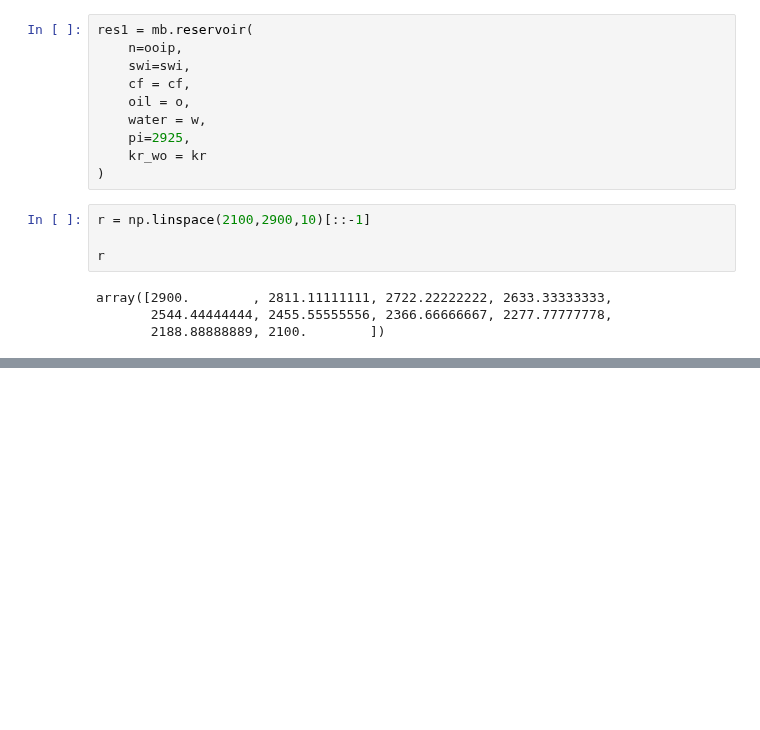
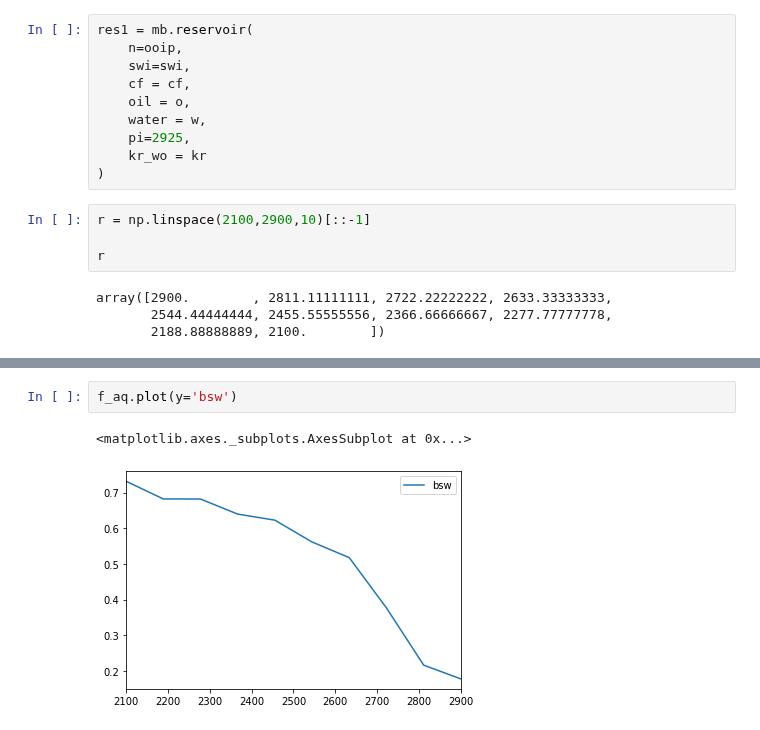
Before and after one commit to scuervo91/reservoirpy, a Jupyter notebook: examples/material_balance/1-basics_mbe.ipynb, the cells around one changed output, grey strips where cells are left out. Cells and saved outputs as stored; diff of their text form; blank space fills up the shorter version.

```diff
--- a/examples/material_balance/1-basics_mbe.ipynb
+++ b/examples/material_balance/1-basics_mbe.ipynb
@@ -110,0 +147,5 @@ res1.forecast_np(r,wp=True)
+# %%
+f_aq.plot(y='bsw')
+# %% [output]
+<matplotlib.axes._subplots.AxesSubplot at 0x...>
+[figure, added]
```
Also changed, not shown: parts of 9 cells of this notebook, 2 other files.
